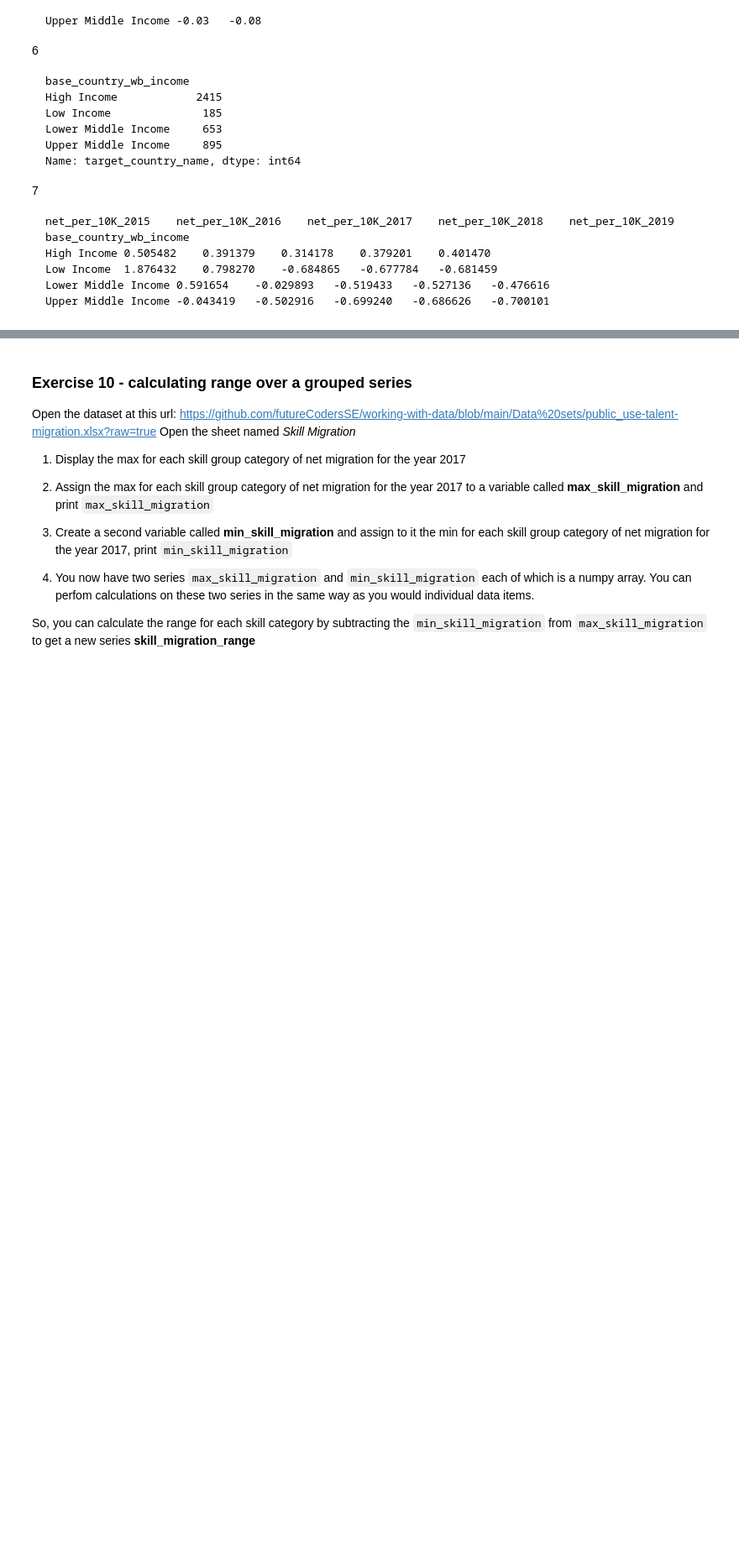
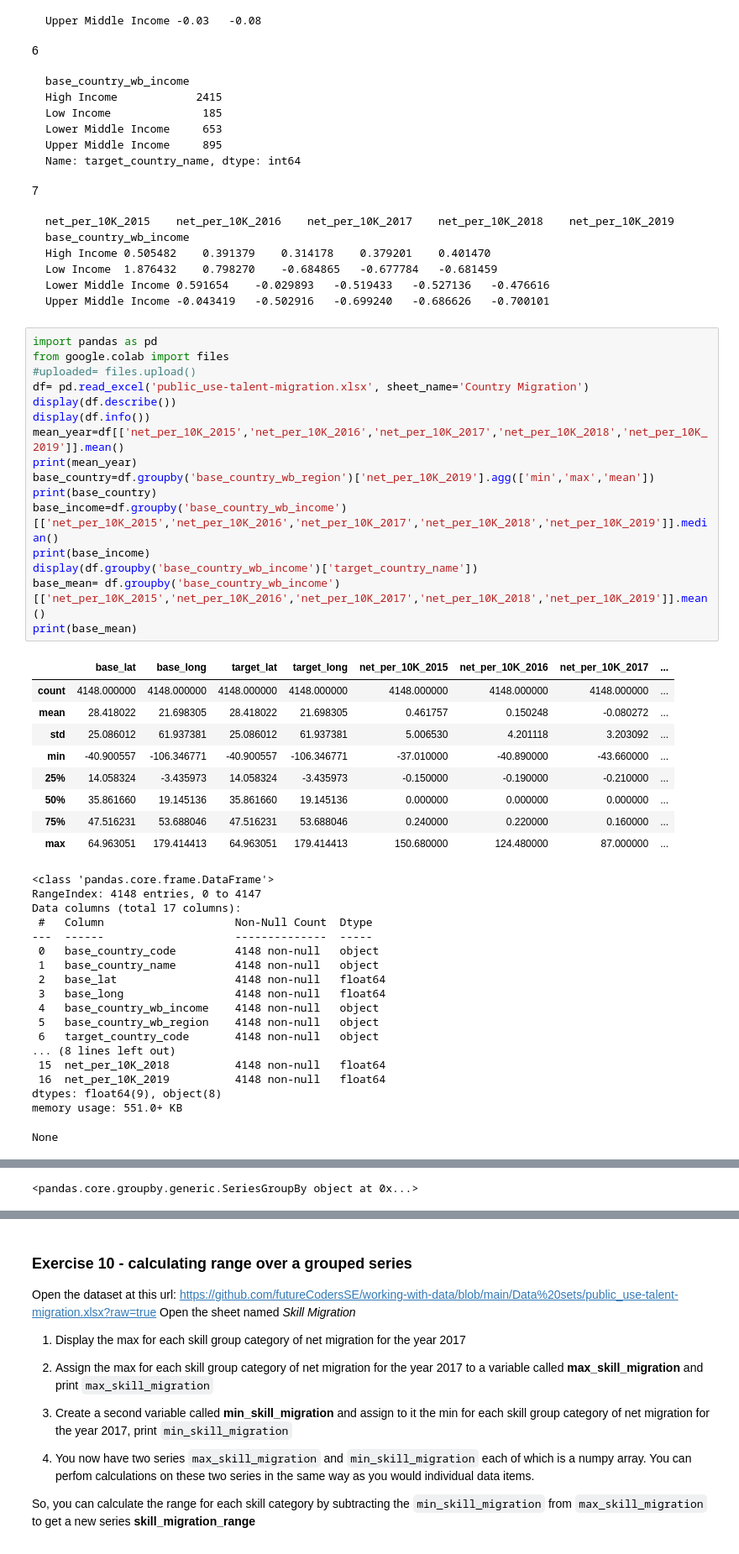
Before and after one commit to Kavikarthik14/Data-with-python, a Jupyter notebook: My_Progress_Describing_data.ipynb, the cells around one changed output, grey strips where cells are left out. Shown: that part at 84% size. Drawn from its saved outputs; the diff is of its cells as text; blank space fills up the shorter version.

````diff
--- a/My_Progress_Describing_data.ipynb
+++ b/My_Progress_Describing_data.ipynb
@@ -405,3 +501,47 @@ Low Income	1.876432	0.798270	-0.684865	-0.677784	-0.681459
 Lower Middle Income	0.591654	-0.029893	-0.519433	-0.527136	-0.476616
 Upper Middle Income	-0.043419	-0.502916	-0.699240	-0.686626	-0.700101
 ```
+# %%
+import pandas as pd
+from google.colab import files
+#uploaded= files.upload()
+df= pd.read_excel('public_use-talent-migration.xlsx', sheet_name='Country Migration')
+display(df.describe())
+display(df.info())
+mean_year=df[['net_per_10K_2015','net_per_10K_2016','net_per_10K_2017','net_per_10K_2018','net_per_10K_2019']].mean()
+print(mean_year)
+base_country=df.groupby('base_country_wb_region')['net_per_10K_2019'].agg(['min','max','mean'])
+print(base_country)
+base_income=df.groupby('base_country_wb_income')[['net_per_10K_2015','net_per_10K_2016','net_per_10K_2017','net_per_10K_2018','net_per_10K_2019']].median()
+print(base_income)
+display(df.groupby('base_country_wb_income')['target_country_name'])
+base_mean= df.groupby('base_country_wb_income')[['net_per_10K_2015','net_per_10K_2016','net_per_10K_2017','net_per_10K_2018','net_per_10K_2019']].mean()
+print(base_mean)
+# %% [output]
+|  | base_lat | base_long | target_lat | target_long | net_per_10K_2015 | net_per_10K_2016 | net_per_10K_2017 | ... |
+| count | 4148.000000 | 4148.000000 | 4148.000000 | 4148.000000 | 4148.000000 | 4148.000000 | 4148.000000 | ... |
+| mean | 28.418022 | 21.698305 | 28.418022 | 21.698305 | 0.461757 | 0.150248 | -0.080272 | ... |
+| std | 25.086012 | 61.937381 | 25.086012 | 61.937381 | 5.006530 | 4.201118 | 3.203092 | ... |
+| min | -40.900557 | -106.346771 | -40.900557 | -106.346771 | -37.010000 | -40.890000 | -43.660000 | ... |
+| 25% | 14.058324 | -3.435973 | 14.058324 | -3.435973 | -0.150000 | -0.190000 | -0.210000 | ... |
+| 50% | 35.861660 | 19.145136 | 35.861660 | 19.145136 | 0.000000 | 0.000000 | 0.000000 | ... |
+| 75% | 47.516231 | 53.688046 | 47.516231 | 53.688046 | 0.240000 | 0.220000 | 0.160000 | ... |
+| max | 64.963051 | 179.414413 | 64.963051 | 179.414413 | 150.680000 | 124.480000 | 87.000000 | ... |
+<class 'pandas.core.frame.DataFrame'>
+RangeIndex: 4148 entries, 0 to 4147
+Data columns (total 17 columns):
+ #   Column                    Non-Null Count  Dtype
+---  ------                    --------------  -----
+ 0   base_country_code         4148 non-null   object
+ 1   base_country_name         4148 non-null   object
+ 2   base_lat                  4148 non-null   float64
+ 3   base_long                 4148 non-null   float64
+ 4   base_country_wb_income    4148 non-null   object
+ 5   base_country_wb_region    4148 non-null   object
+ 6   target_country_code       4148 non-null   object
+... (8 lines left out)
+ 15  net_per_10K_2018          4148 non-null   float64
+ 16  net_per_10K_2019          4148 non-null   float64
+dtypes: float64(9), object(8)
+memory usage: 551.0+ KB
+None
@@ -407,0 +565 @@ Upper Middle Income	-0.043419	-0.502916	-0.699240	-0.686626	-0.700101
+<pandas.core.groupby.generic.SeriesGroupBy object at 0x...>
````
Also changed, not shown: parts of 12 cells of this notebook.
